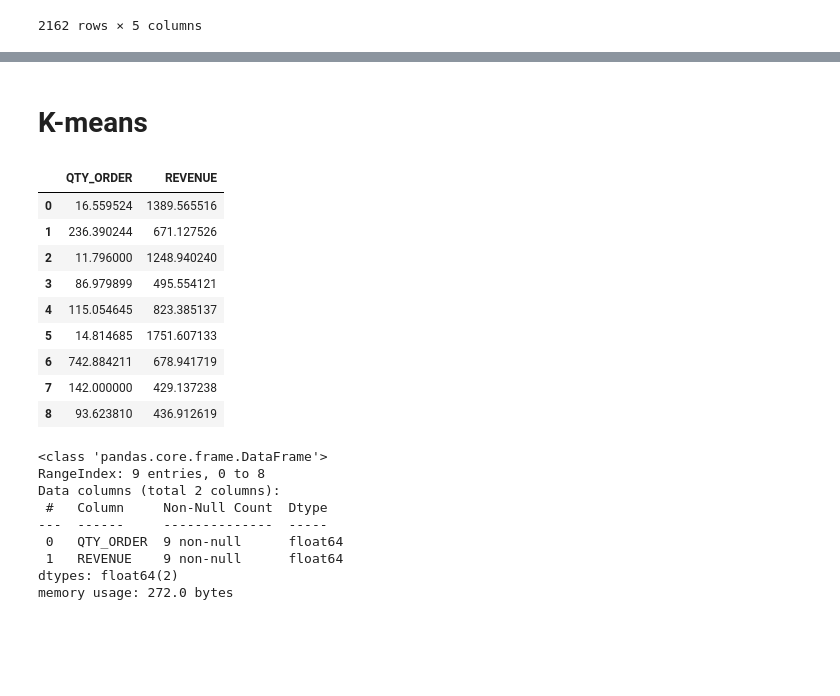
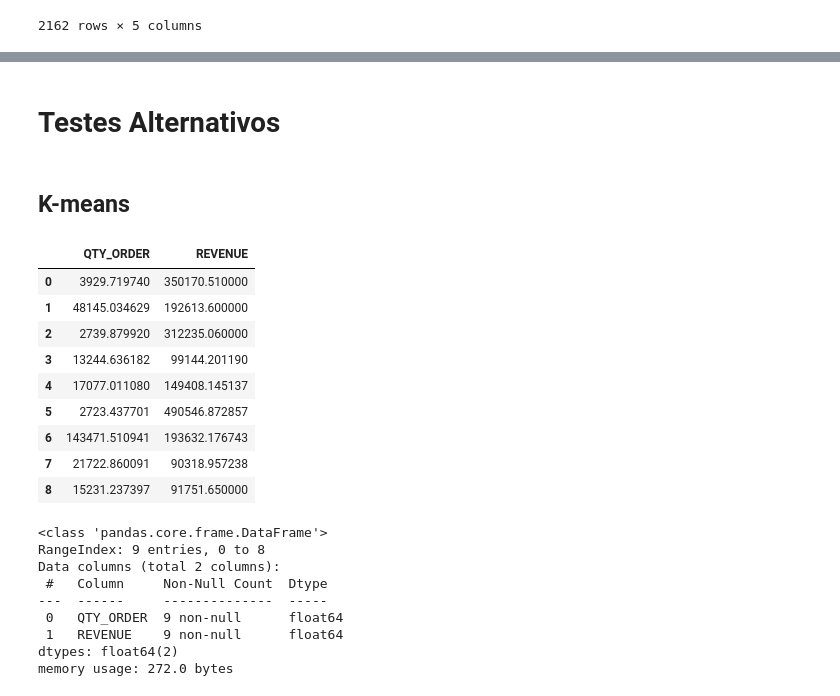
Before and after one commit to ErycM/americana_project, a Jupyter notebook: model.ipynb, the cells around one changed output, grey strips where cells are left out. Drawn from its saved outputs; the diff is of its cells as text; code cells hidden in the pictures; blank space fills up the shorter version.

```diff
--- a/model.ipynb
+++ b/model.ipynb
@@ -168,0 +141,20 @@ df
+# %%
+base = 'PROD_ID'
+
+for b in df[base].unique():
+    n = df["REVENUE"].loc[df[base] == b]
+    n,m = n[np.abs(zscore(n)) > 3].index, 'REVENUE'
+    if len(n):
+        for i in n:
+            df.at[int(i),m] = df['REVENUE'].loc[df[base] == b].mean()
+
+    n = df["QTY_ORDER"].loc[df[base] == b]
+    n,m = n[np.abs(zscore(n)) > 3].index, 'QTY_ORDER'
+    if len(n):
+        for i in n:
+            df.at[int(i),m] = df['QTY_ORDER'].loc[df[base] == b].mean()
+
+    n,m = df['COMPETITOR_PRICE'].loc[(np.isnan(df['COMPETITOR_PRICE'])) & (df[base] == b)].index, 'COMPETITOR_PRICE'
+    if len(n):
+        for i in n:
+            df.at[int(i),m] = df['REVENUE'].iloc[int(i)]
@@ -177,24 +437,26 @@ plt.show()
+# %% [markdown]
+# Testes Alternativos
 # %% [markdown]
-# K-means
+## K-means
 # %%
 # df2 = df.groupby(['PROD_ID']).agg({'QTY_ORDER': ['median'], 'REVENUE': ['median'], 'COMPETITOR_PRICE': ['median']}).reset_index()
-df2 = df.groupby(['PROD_ID']).agg({'QTY_ORDER': ['mean'], 'REVENUE': ['mean']}).reset_index()
+df2 = df.groupby(['PROD_ID']).agg({'QTY_ORDER': ['sum'], 'REVENUE': ['sum']}).reset_index()
 df2.columns = df2.columns.get_level_values(0)
 df2_prodid = df2["PROD_ID"]
 df2 = df2.drop(columns=["PROD_ID"])
 df2
 #
 # %% [output]
 |  | QTY_ORDER | REVENUE |
-| 0 | 16.559524 | 1389.565516 |
-| 1 | 236.390244 | 671.127526 |
-| 2 | 11.796000 | 1248.940240 |
-| 3 | 86.979899 | 495.554121 |
-| 4 | 115.054645 | 823.385137 |
-| 5 | 14.814685 | 1751.607133 |
-| 6 | 742.884211 | 678.941719 |
-| 7 | 142.000000 | 429.137238 |
-| 8 | 93.623810 | 436.912619 |
+| 0 | 3929.719740 | 350170.510000 |
+| 1 | 48145.034629 | 192613.600000 |
+| 2 | 2739.879920 | 312235.060000 |
+| 3 | 13244.636182 | 99144.201190 |
+| 4 | 17077.011080 | 149408.145137 |
+| 5 | 2723.437701 | 490546.872857 |
+| 6 | 143471.510941 | 193632.176743 |
+| 7 | 21722.860091 | 90318.957238 |
+| 8 | 15231.237397 | 91751.650000 |
 # %%
 # df2 = df.drop(columns=["PROD_ID", "DATE_ORDER"])
 
```
Also changed, not shown: parts of 73 cells of this notebook, 1 other file.
